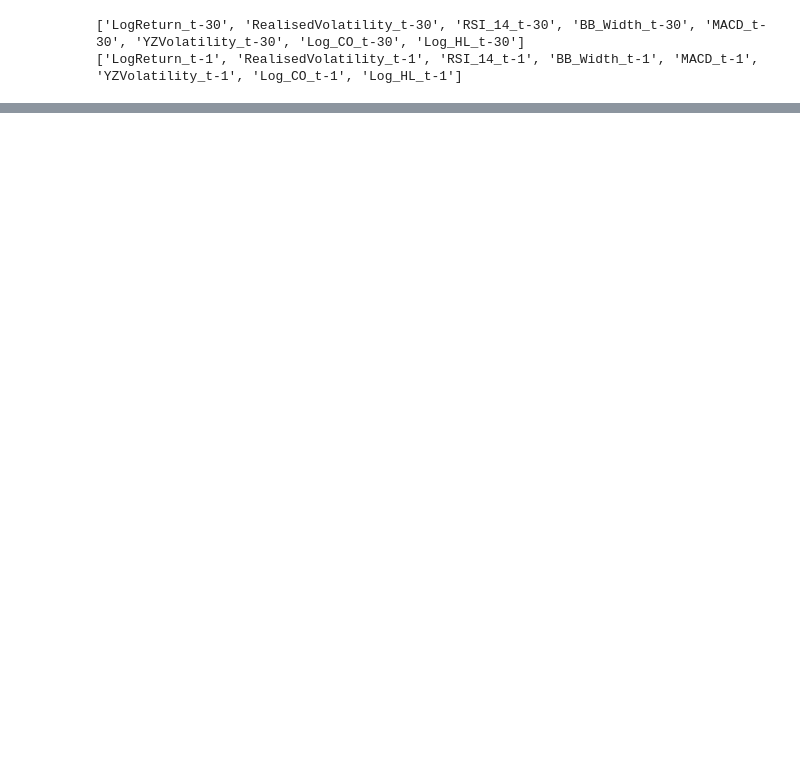
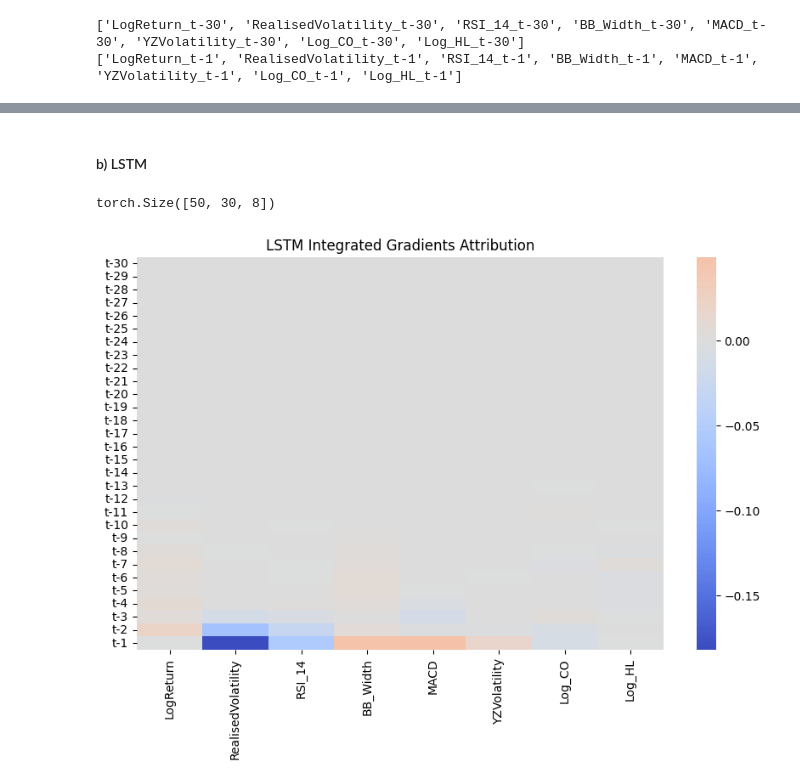
Before and after one commit to ICAI-IMAT-XAI/final-project-IgnacioBayon, a Jupyter notebook: notebooks/predict.ipynb, the cells around one changed output, grey strips where cells are left out. Cells and saved outputs as stored; diff of their text form; code cells hidden in the pictures; blank space fills up the shorter version.

```diff
--- a/notebooks/predict.ipynb
+++ b/notebooks/predict.ipynb
@@ -561,22 +425,0 @@ print(X_test_rf.shape)
-# %%
-# Best hyperparameters found
-hidden_size = 64  # [32, 64, 128]
-num_layers = 1  # [1, 2]
-seq_len = 30  # [10, 30, 60, 120, 252]
-
-print(f"\nLSTM TSCV Results - Hidden Size: {hidden_size}, Num Layers: {num_layers}, seq_len: {seq_len}")
-lstm_mae_tscv, lstm_rmse_tscv = run_lstm_tscv(
-    X=X_raw,
-    y=y_raw,
-    dates=dates_raw,
-    seq_len=seq_len,
-    n_splits=5,
-    gap=30,
-    lstm_params={
-        "input_size": len(feature_cols),
-        "hidden_size": hidden_size,
-        "num_layers": num_layers,
-        "dropout": 0.3,
-    },
-    verbose=False
-)
@@ -728,0 +468,27 @@ print(f"Date with highest mean absolute SHAP value for RF: {X_shap.columns[idx_m
+# %% [markdown]
+#### b) LSTM
+# %%
+from captum.attr import IntegratedGradients
+
+sample_x = test_ds.X[:50] # First 50 samples from test set
+sample_y = test_ds.y[:50]
+
+ig = IntegratedGradients(lstm_model)
+attr, delta = ig.attribute(sample_x, return_convergence_delta=True)
+
+print("Attributions shape:", attr.shape)
+# %% [output]
+torch.Size([50, 30, 8])
+# %%
+attr_np = attr[0].detach().numpy()
+
+plt.figure(figsize=(10, 6))
+sns.heatmap(attr_np,
+            xticklabels=feature_cols,
+            yticklabels=[f"t-{seq_len-i}" for i in range(seq_len)],
+            cmap="coolwarm",
+            center=0)
+plt.title("LSTM Integrated Gradients Attribution")
+plt.show()
+# %% [output]
+[figure, added]
```
Also changed, not shown: parts of 30 cells of this notebook, 4 other files.
